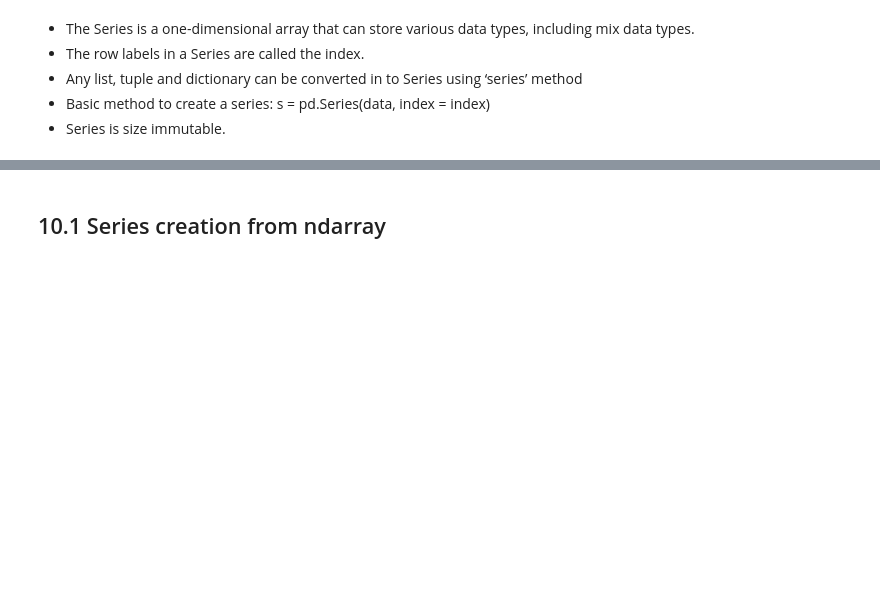
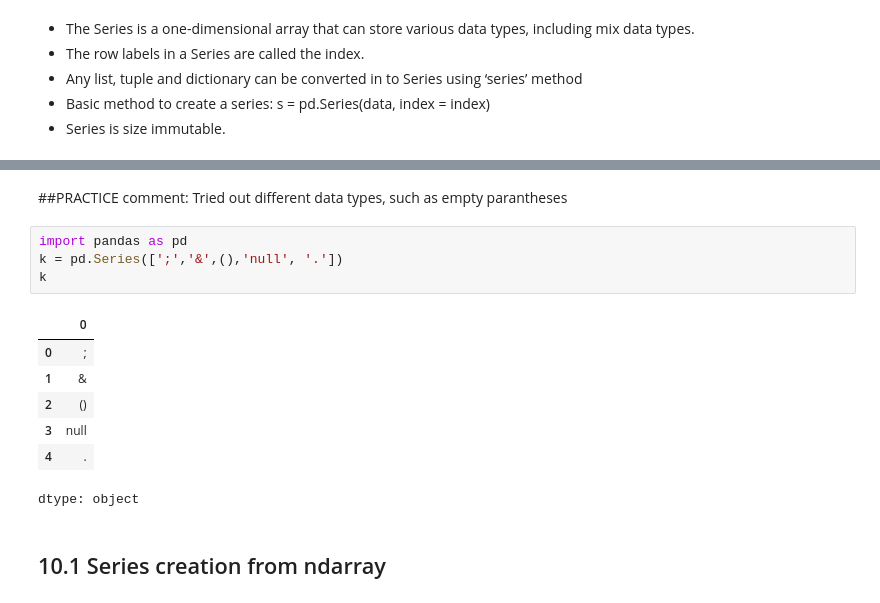
Before and after one commit to IAT-ExploringAI-2025/Week1-Intro-to-Python, a Jupyter notebook: Introduction_to_Python.ipynb, the cells around one changed output, grey strips where cells are left out. Saved outputs shown, nothing was run; the diff lists cells and outputs as text; blank space fills up the shorter version.

Commit message:
Added a few practice

```diff
--- a/Introduction_to_Python.ipynb
+++ b/Introduction_to_Python.ipynb
@@ -902,4 +908,19 @@ s
 dtype: object
+# %% [markdown]
+##PRACTICE
+comment: Tried out different data types, such as empty parantheses
+# %%
+import pandas as pd
+k = pd.Series([';','&',(),'null', '.'])
+k
+# %% [output]
+|  | 0 |
+| 0 | ; |
+| 1 | & |
+| 2 | () |
+| 3 | null |
+| 4 | . |
+dtype: object
 # %% [markdown]
 ## 10.1 Series creation from ndarray
 # %% [markdown]
```
Also changed, not shown: parts of 12 cells of this notebook.
